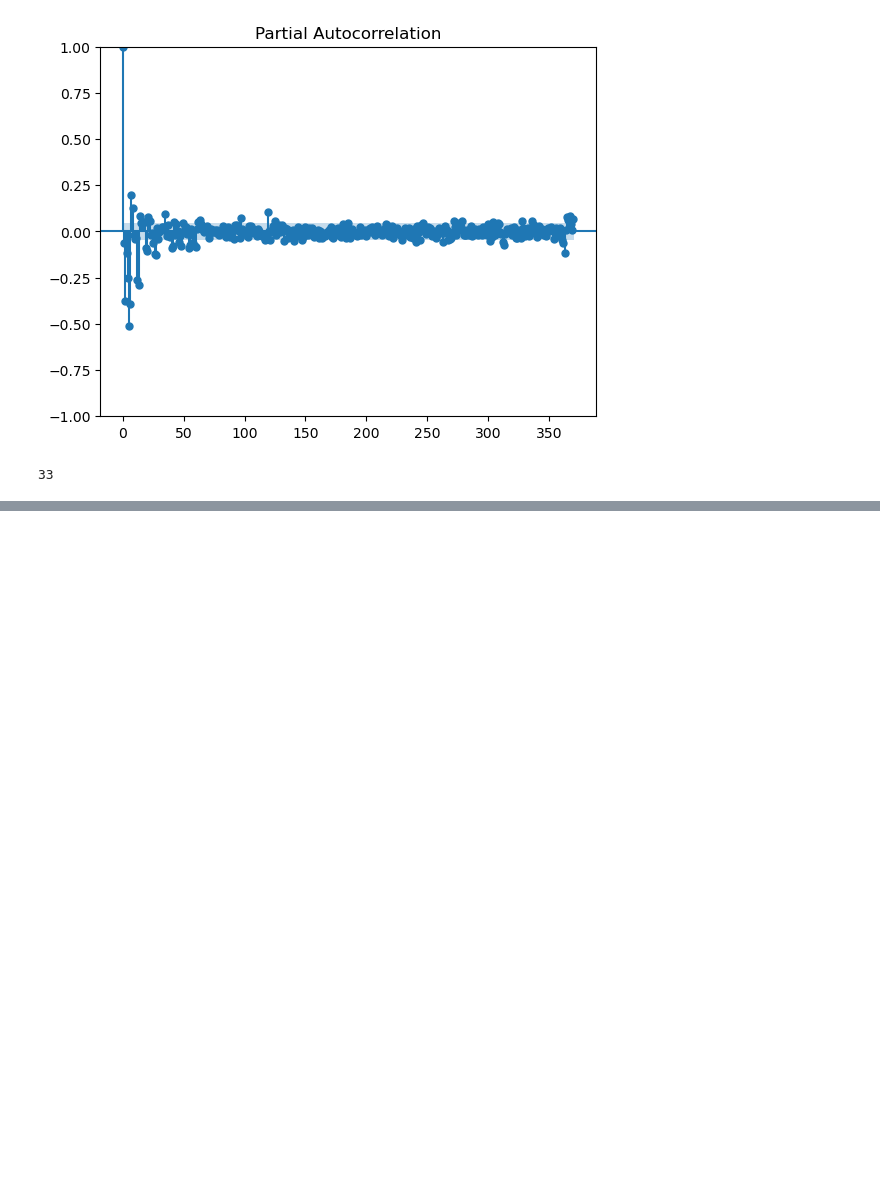
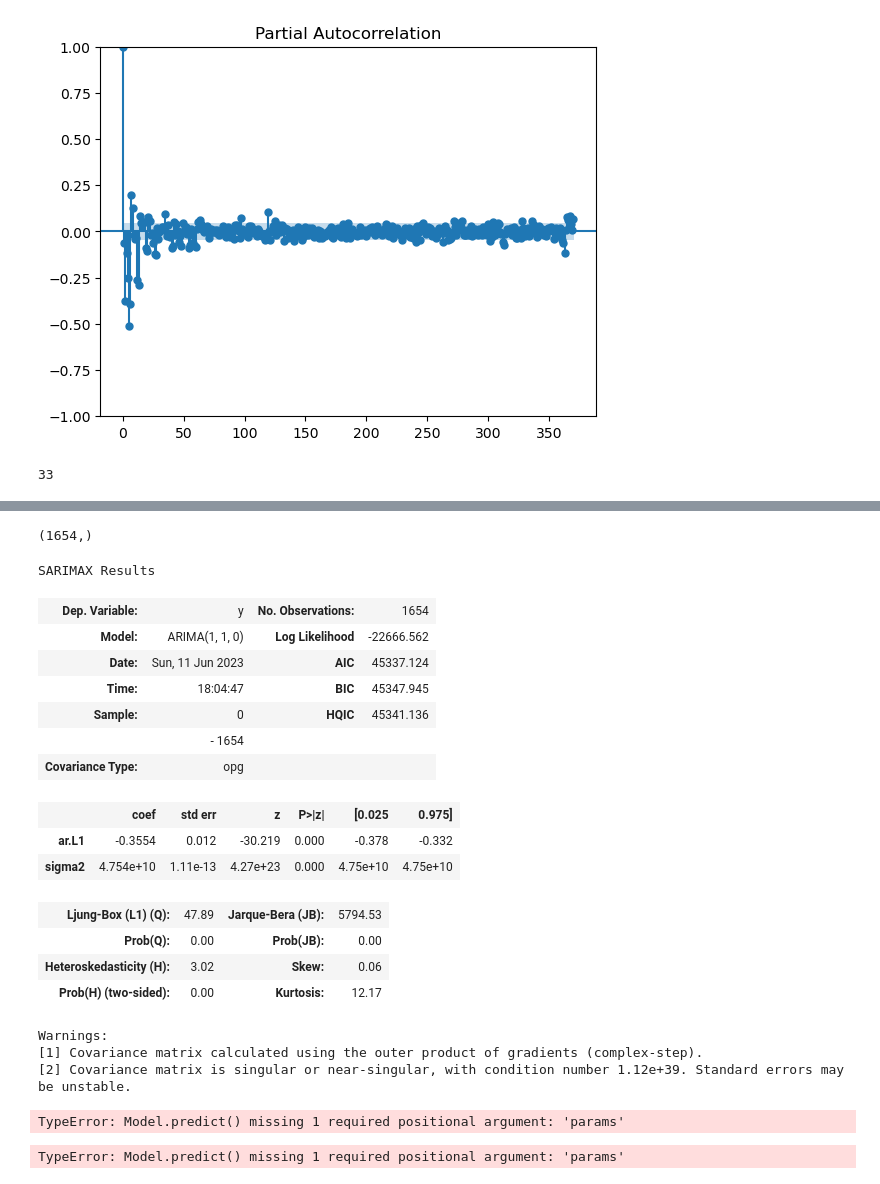
Before and after one commit to ds-ibex/kaggle-store-sales, a Jupyter notebook: notebooks/2.2-gr-arima.ipynb, the cells around one changed output, grey strips where cells are left out. Drawn from its saved outputs; the diff is of its cells as text; code cells hidden in the pictures; blank space fills up the shorter version.

```diff
--- a/notebooks/2.2-gr-arima.ipynb
+++ b/notebooks/2.2-gr-arima.ipynb
@@ -207,0 +232,42 @@ p = 1
+# %%
+p = 1   # we choose 1 because the initial pacf dropped off after the first lag
+d = 1   # we choose 1 because we had to difference the data one time
+q = 0   # we do not use moving average since we are using autocorrelation
+
+X_train = train_daily_sales['diff_sales'].values   # pass the differenced sales numbers to the arima model
+X_train.shape
+# %% [output]
+(1654,)
+# %%
+# Train a basic ARIMA model
+basic_arima_model = ARIMA(X_train, order=(p, d, q))
+result = basic_arima_model.fit()
+result.summary()
+# %% [output]
+SARIMAX Results
+| Dep. Variable: | y | No. Observations: | 1654 |
+| Model: | ARIMA(1, 1, 0) | Log Likelihood | -22666.562 |
+| Date: | Sun, 11 Jun 2023 | AIC | 45337.124 |
+| Time: | 18:04:47 | BIC | 45347.945 |
+| Sample: | 0 | HQIC | 45341.136 |
+|  | - 1654 |  |  |
+| Covariance Type: | opg |  |  |
+|  | coef | std err | z | P>|z| | [0.025 | 0.975] |
+| ar.L1 | -0.3554 | 0.012 | -30.219 | 0.000 | -0.378 | -0.332 |
+| sigma2 | 4.754e+10 | 1.11e-13 | 4.27e+23 | 0.000 | 4.75e+10 | 4.75e+10 |
+| Ljung-Box (L1) (Q): | 47.89 | Jarque-Bera (JB): | 5794.53 |
+| Prob(Q): | 0.00 | Prob(JB): | 0.00 |
+| Heteroskedasticity (H): | 3.02 | Skew: | 0.06 |
+| Prob(H) (two-sided): | 0.00 | Kurtosis: | 12.17 |
+Warnings:
+[1] Covariance matrix calculated using the outer product of gradients (complex-step).
+[2] Covariance matrix is singular or near-singular, with condition number 1.12e+39. Standard errors may be unstable.
+# %%
+basic_arima_model.predict(start=0, end=2)
+# %% [output]
+TypeError: Model.predict() missing 1 required positional argument: 'params'
+# %%
+# predict validation values
+validation_pred_result = basic_arima_model.predict(start=len(train_daily_sales), end=(len(train_daily_sales)+len(valid_daily_sales)))
+# %% [output]
+TypeError: Model.predict() missing 1 required positional argument: 'params'
```
Also changed, not shown: parts of 9 cells of this notebook.
